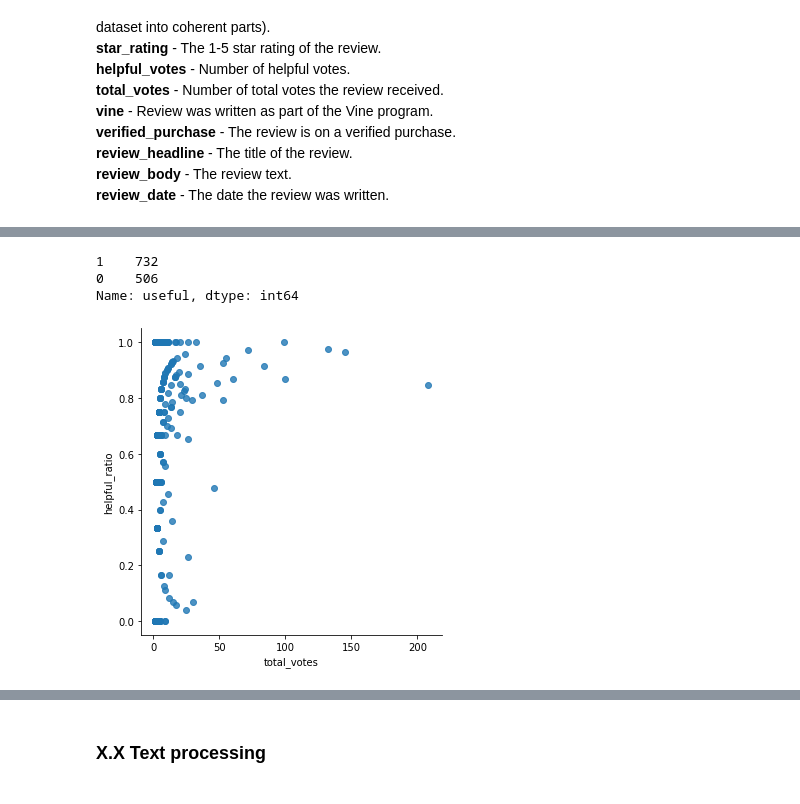
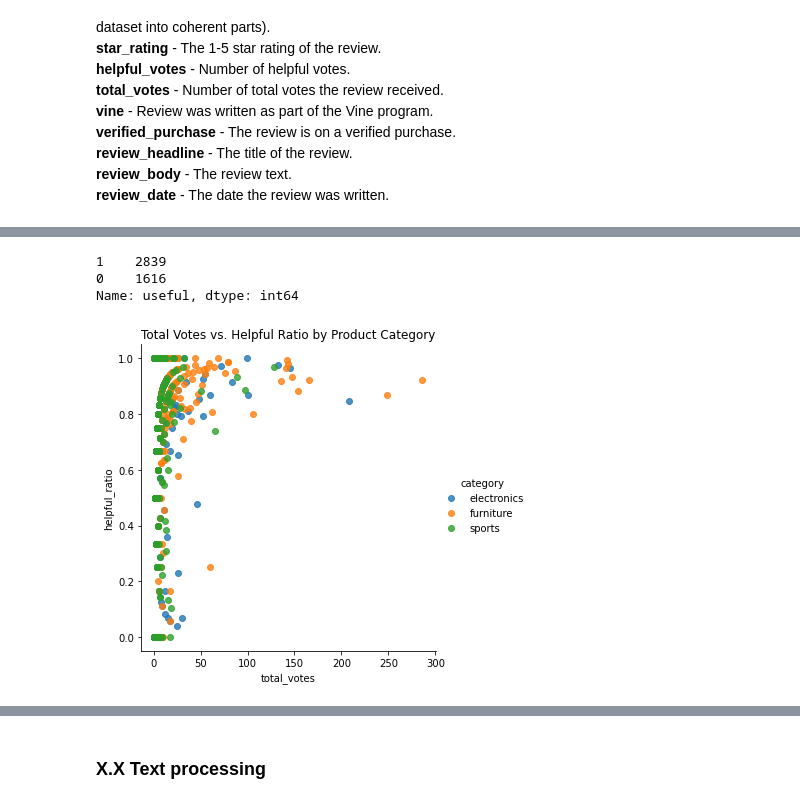
Before and after one commit to davidmiller2013/amazon-nlp-classification, a Jupyter notebook: notebooks/data-processing.ipynb, the cells around one changed output, grey strips where cells are left out. Saved outputs shown, nothing was run; the diff lists cells and outputs as text; code cells hidden in the pictures.

Commit message:
separate unused code, add furniture and sports data, update model selection code

```diff
--- a/notebooks/data-processing.ipynb
+++ b/notebooks/data-processing.ipynb
@@ -72,25 +100,27 @@ __review_date__       - The date the review was written.
+# %%
+combined = combined[combined['total_votes'] > 0]
+combined = combined[combined['review_body'].notna()]
+
+combined = combined[combined['total_votes'] > 0]
+combined = combined[combined['review_body'].notna()]
+
+combined = combined[combined['total_votes'] > 0]
+combined = combined[combined['review_body'].notna()]
 # %%
-data_path = "../data/amazon_reviews_us_Electronics_v1_00.tsv"
 
-# Line 9076 has an issue where the field and line separator is not recognized
-electronics = pd.read_csv(data_path,
-                          sep='\t',
-                          nrows=5000,
-                          on_bad_lines='skip'
-                         )
+combined = combined[['star_rating',
+                     'helpful_votes',
+                     'total_votes',
+                     'review_headline',
+                     'review_body',
+                     'category',
+                    ]]
 
-electronics = electronics[['star_rating',
-                           'helpful_votes',
-                           'total_votes',
-                           'review_headline',
-                           'review_body'
-                          ]]
+combined = combined[combined['total_votes'] > 0]
+combined = combined[combined['review_body'].notna()]
 
-electronics = electronics[electronics['total_votes'] > 0]
-electronics = electronics[electronics['review_body'].notna()]
-
-electronics['helpful_ratio'] = electronics['helpful_votes'] / electronics['total_votes']
-electronics['helpful_ratio'] = electronics['helpful_ratio'].fillna(0)
-electronics['useful'] = electronics['helpful_ratio'].apply(lambda x: 1 if x >= 0.7 else 0)
-electronics
+combined['helpful_ratio'] = combined['helpful_votes'] / combined['total_votes']
+combined['helpful_ratio'] = combined['helpful_ratio'].fillna(0)
+combined['useful'] = combined['helpful_ratio'].apply(lambda x: 1 if x >= 0.8 else 0)
+combined
 # %% [output]
@@ -110,11 +140,12 @@ electronics
 # %%
-electronics['useful'].value_counts()
+combined['useful'].value_counts()
 # %% [output]
-1    732
-0    506
+1    2839
+0    1616
 Name: useful, dtype: int64
 # %%
-sns.lmplot(x='total_votes', y='helpful_ratio', data=electronics, fit_reg=False).set(title='')
+sns.lmplot(x='total_votes', y='helpful_ratio', hue='category', data=combined, fit_reg=False).set(title='')
+plt.title('Total Votes vs. Helpful Ratio by Product Category')
 plt.show()
 # %% [output]
-[figure, old version]
+[figure, new version]
```
Also changed, not shown: parts of 13 cells of this notebook, 2 other files.
